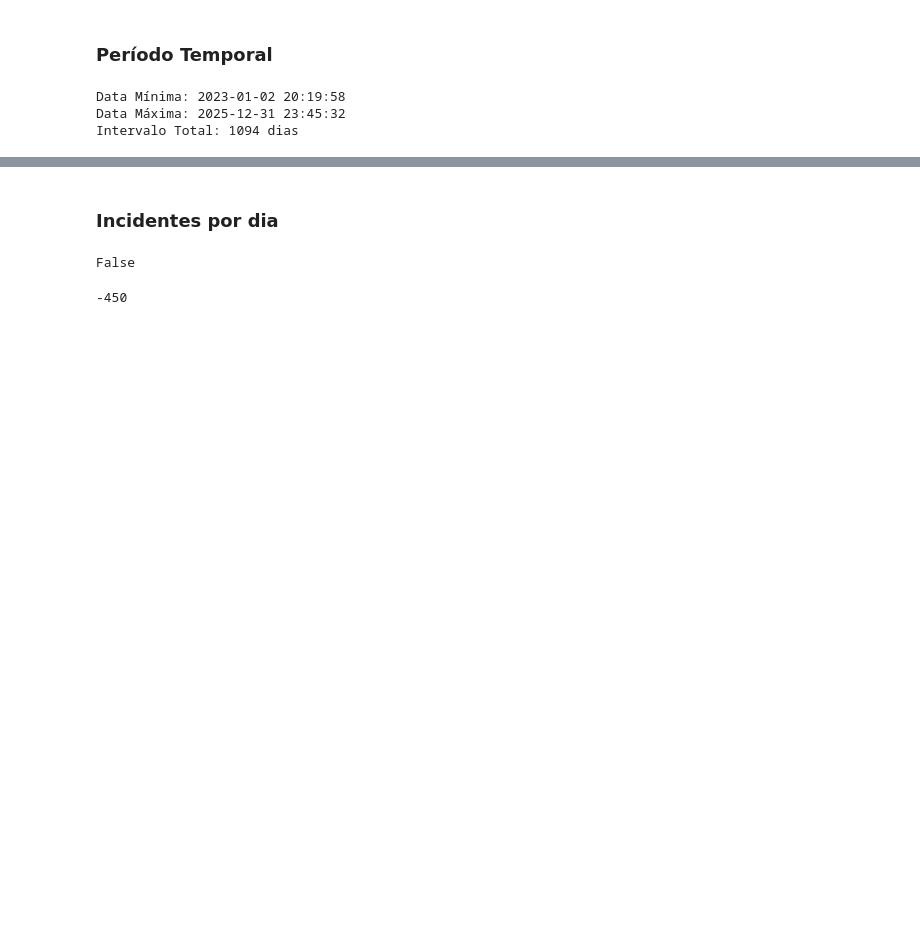
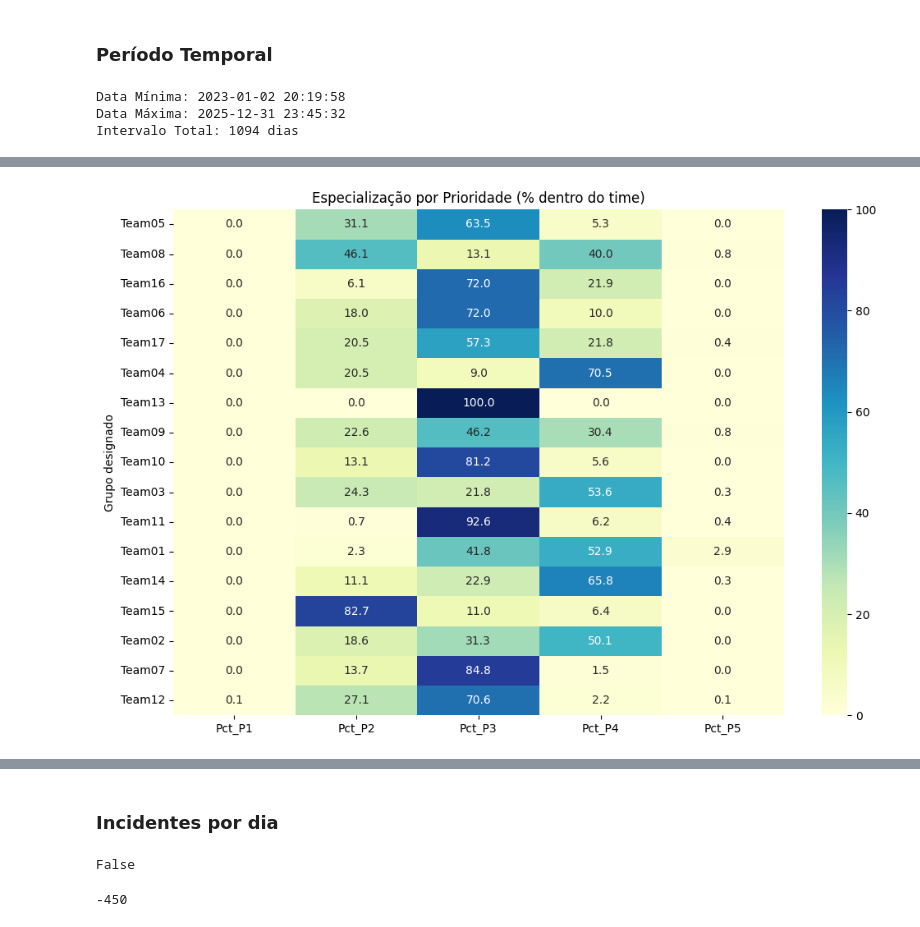
Before and after one commit to jffdevbr/challenge_locaweb, a Jupyter notebook: notebooks/data_exploration.ipynb, the cells around one changed output, grey strips where cells are left out. Saved outputs shown, nothing was run; the diff lists cells and outputs as text; code cells hidden in the pictures; blank space fills up the shorter version.

Commit message:
analisando os grupos designados

```diff
--- a/notebooks/data_exploration.ipynb
+++ b/notebooks/data_exploration.ipynb
@@ -231,0 +346,10 @@ Intervalo Total: 1094 dias
+# %%
+# nova coluna prioridade ordinal
+df = df.withColumn(
+    "Prioridade_Ordinal",
+    F.when(F.col("Prioridade") == "1 - Crítica", 1)
+    .when(F.col("Prioridade") == "2 - Alta", 2)
+    .when(F.col("Prioridade") == "3 - Média", 3)
+    .when(F.col("Prioridade") == "4 - Baixa", 4)
+    .when(F.col("Prioridade") == "5 - Muito Baixa", 5)
+)
@@ -231,0 +443,16 @@ Intervalo Total: 1094 dias
+# %%
+import seaborn as sns
+import matplotlib.pyplot as plt
+
+# Converte para Pandas (apenas o resultado final, que é pequeno)
+pdf = df_times.toPandas().set_index("Grupo designado")
+
+# Filtra apenas as colunas de Pct dentro do time para o Heatmap
+pct_cols = ["Pct_P1", "Pct_P2", "Pct_P3", "Pct_P4", "Pct_P5"]
+
+plt.figure(figsize=(12, 8))
+sns.heatmap(pdf[pct_cols], annot=True, cmap="YlGnBu", fmt=".1f")
+plt.title("Especialização por Prioridade (% dentro do time)")
+plt.show()
+# %% [output]
+[figure, added]
```
Also changed, not shown: parts of 17 cells of this notebook.
